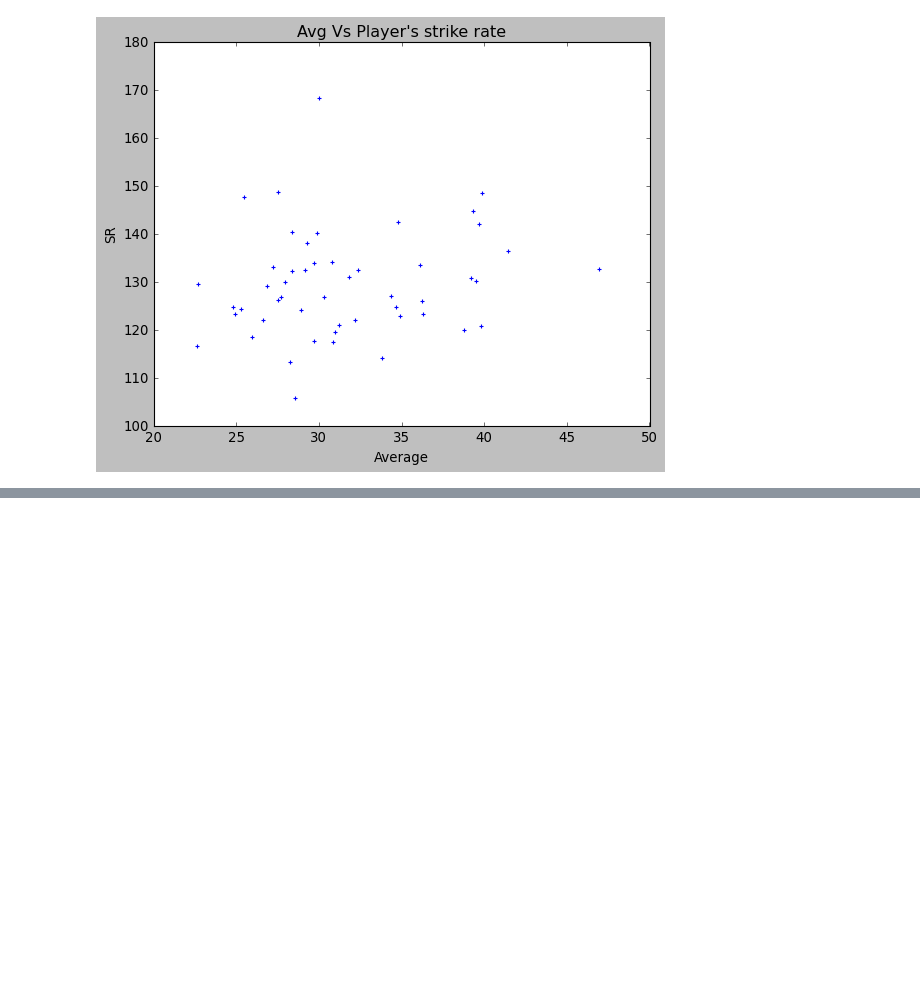
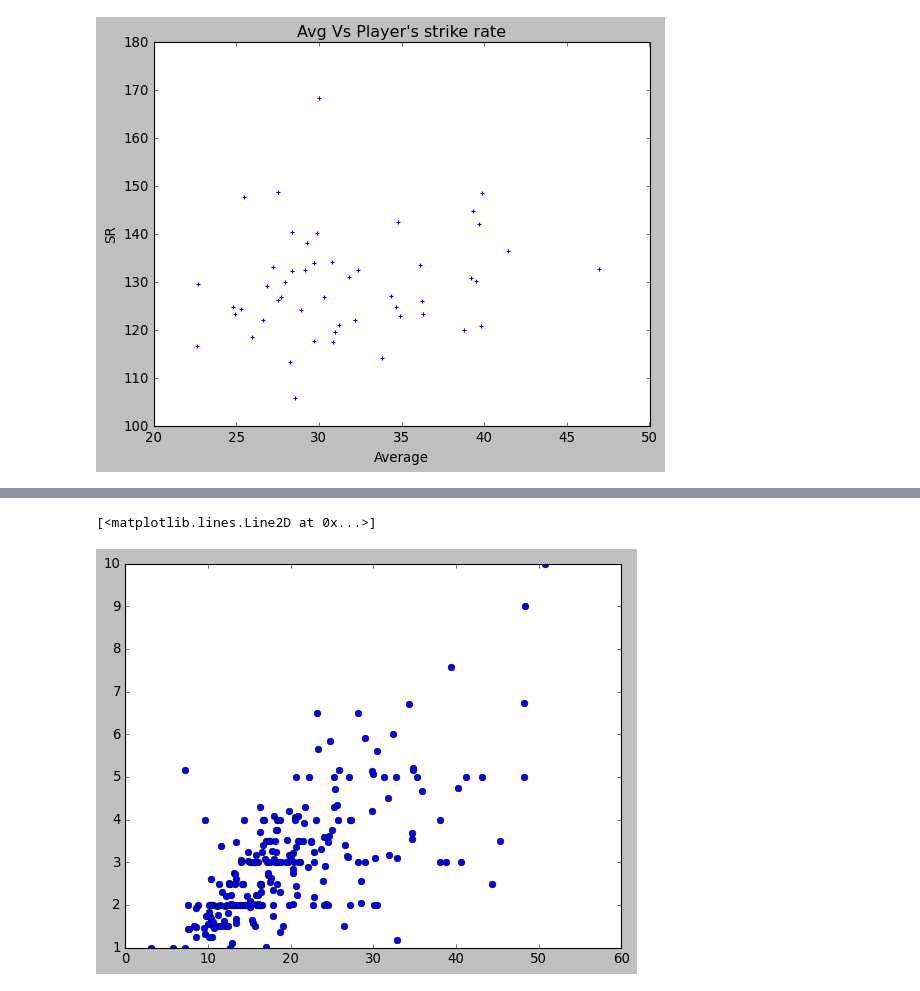
Before and after one commit to kirtic921/Matplotlib, a Jupyter notebook: plt1.ipynb, the cells around one changed output, grey strips where cells are left out. Cells and saved outputs as stored; diff of their text form; code cells hidden in the pictures; blank space fills up the shorter version.

```diff
--- a/plt1.ipynb
+++ b/plt1.ipynb
@@ -134,0 +142,6 @@ plt.scatter(tips['total_bill'], tips['tip'], s=tips['size']*20)
+# %%
+# faster comparatively
+plt.plot(tips['total_bill'], tips['tip'], 'o')
+# %% [output]
+[<matplotlib.lines.Line2D at 0x...>]
+[figure, added]
```
Also changed, not shown: parts of 2 cells of this notebook.
